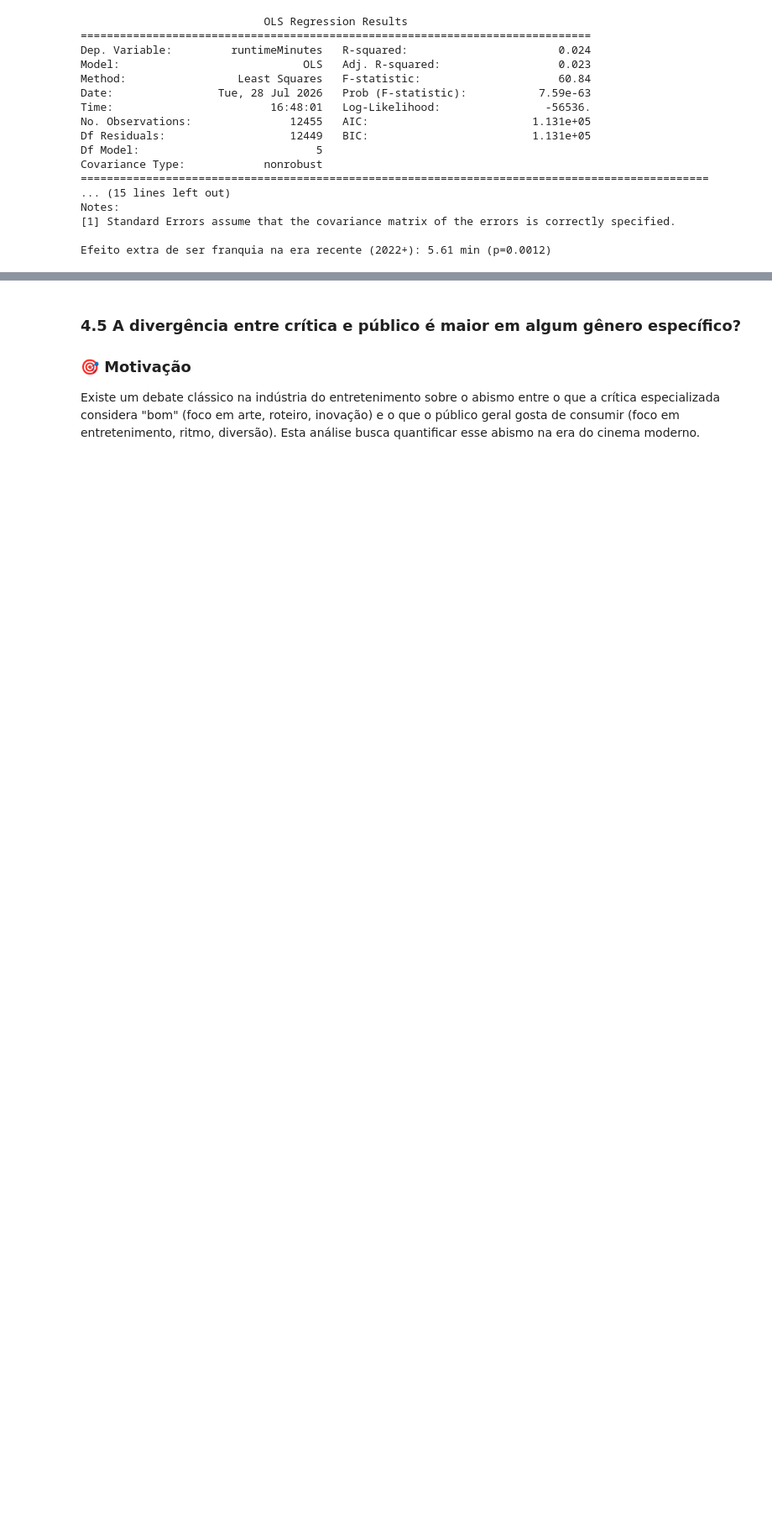
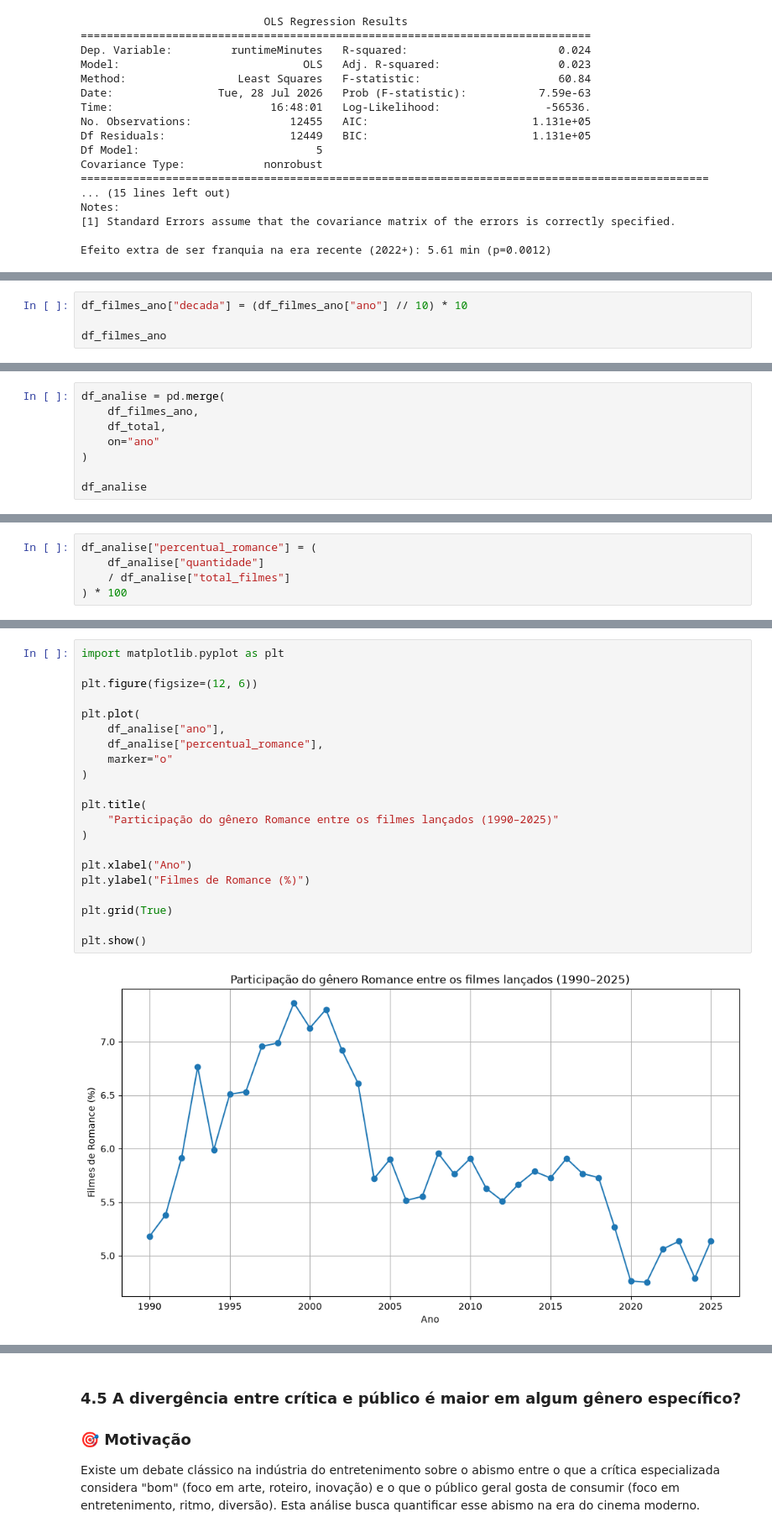
Before and after one commit to KawanePedro/icd-projeto, a Jupyter notebook: notebooks/relatorio-final.ipynb, the cells around one changed output, grey strips where cells are left out. Shown at 84% size. Drawn from its saved outputs; the diff is of its cells as text; blank space fills up the shorter version.

```diff
--- a/notebooks/relatorio-final.ipynb
+++ b/notebooks/relatorio-final.ipynb
@@ -993,0 +1067,4 @@ O teste não paramétrico de Mann-Whitney U e a métrica de tamanho de efeito co
+# %%
+df_filmes_ano["decada"] = (df_filmes_ano["ano"] // 10) * 10
+
+df_filmes_ano
@@ -993,0 +1187,8 @@ O teste não paramétrico de Mann-Whitney U e a métrica de tamanho de efeito co
+# %%
+df_analise = pd.merge(
+    df_filmes_ano,
+    df_total,
+    on="ano"
+)
+
+df_analise
@@ -993,0 +1213,5 @@ O teste não paramétrico de Mann-Whitney U e a métrica de tamanho de efeito co
+# %%
+df_analise["percentual_romance"] = (
+    df_analise["quantidade"]
+    / df_analise["total_filmes"]
+) * 100
@@ -993,0 +1238,23 @@ O teste não paramétrico de Mann-Whitney U e a métrica de tamanho de efeito co
+# %%
+import matplotlib.pyplot as plt
+
+plt.figure(figsize=(12, 6))
+
+plt.plot(
+    df_analise["ano"],
+    df_analise["percentual_romance"],
+    marker="o"
+)
+
+plt.title(
+    "Participação do gênero Romance entre os filmes lançados (1990–2025)"
+)
+
+plt.xlabel("Ano")
+plt.ylabel("Filmes de Romance (%)")
+
+plt.grid(True)
+
+plt.show()
+# %% [output]
+[figure, added]
```
Also changed, not shown: parts of 90 cells of this notebook, 2 other files.
